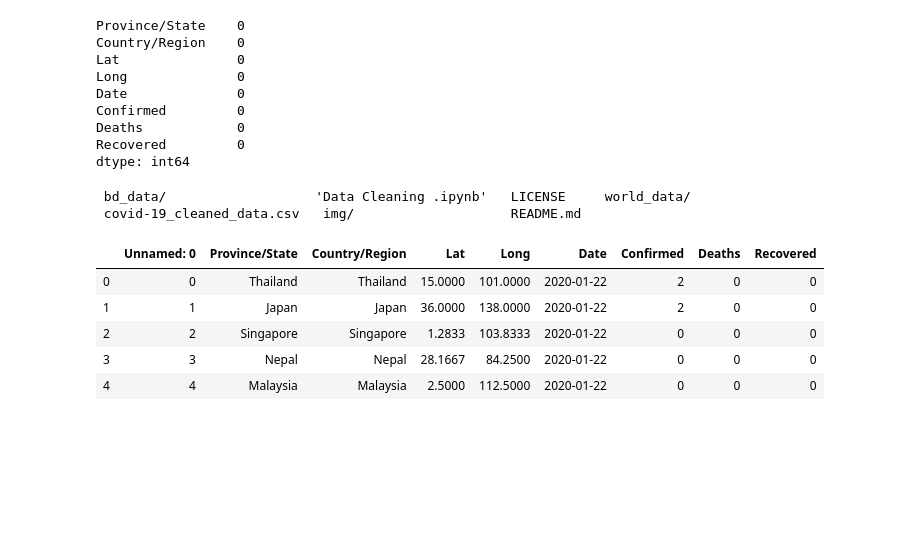
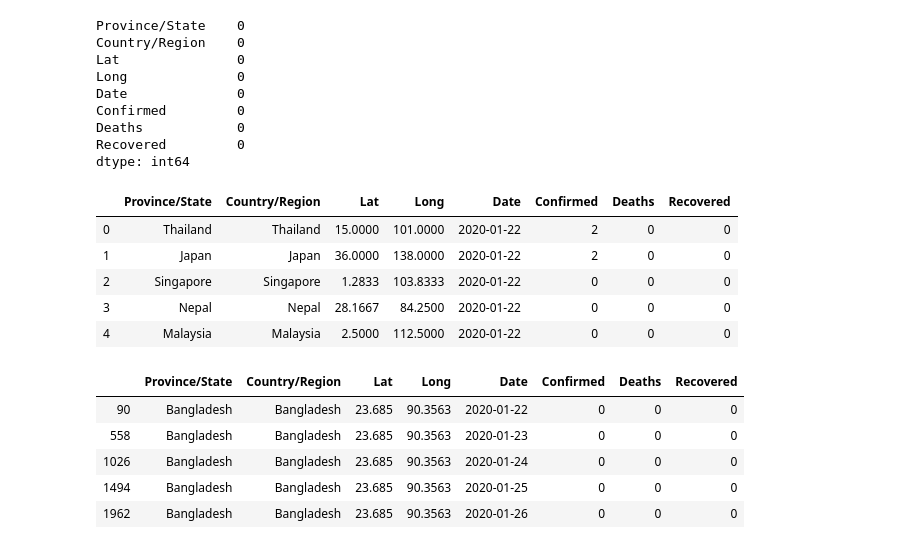
Before and after one commit to chiralbd/COVID-19_Data, a Jupyter notebook: Data Cleaning .ipynb, the cells around one changed output. Drawn from its saved outputs; the diff is of its cells as text; code cells hidden in the pictures; blank space fills up the shorter version.

```diff
--- a/Data Cleaning .ipynb
+++ b/Data Cleaning .ipynb
@@ -198,19 +200,25 @@ dtype: int64
 # Looks good!
 # It's time to export cleaned data
 full_join.to_csv("covid-19_cleaned_data.csv")
-# %%
-ls
-# %% [output]
- bd_data/                   'Data Cleaning .ipynb'   LICENSE     world_data/
- covid-19_cleaned_data.csv   img/                    README.md
 # %%
 # Take a look at our cleaned dataset
-cleaned_data = pd.read_csv("covid-19_cleaned_data.csv", index_col=False)
+cleaned_data = pd.read_csv("world_data/cleaned_data/covid-19_cleaned_data.csv", index_col=False)
 cleaned_data.head()
 # %% [output]
-|  | Unnamed: 0 | Province/State | Country/Region | Lat | Long | Date | Confirmed | Deaths | Recovered |
-| 0 | 0 | Thailand | Thailand | 15.0000 | 101.0000 | 2020-01-22 | 2 | 0 | 0 |
-| 1 | 1 | Japan | Japan | 36.0000 | 138.0000 | 2020-01-22 | 2 | 0 | 0 |
-| 2 | 2 | Singapore | Singapore | 1.2833 | 103.8333 | 2020-01-22 | 0 | 0 | 0 |
-| 3 | 3 | Nepal | Nepal | 28.1667 | 84.2500 | 2020-01-22 | 0 | 0 | 0 |
-| 4 | 4 | Malaysia | Malaysia | 2.5000 | 112.5000 | 2020-01-22 | 0 | 0 | 0 |
+|  | Province/State | Country/Region | Lat | Long | Date | Confirmed | Deaths | Recovered |
+| 0 | Thailand | Thailand | 15.0000 | 101.0000 | 2020-01-22 | 2 | 0 | 0 |
+| 1 | Japan | Japan | 36.0000 | 138.0000 | 2020-01-22 | 2 | 0 | 0 |
+| 2 | Singapore | Singapore | 1.2833 | 103.8333 | 2020-01-22 | 0 | 0 | 0 |
+| 3 | Nepal | Nepal | 28.1667 | 84.2500 | 2020-01-22 | 0 | 0 | 0 |
+| 4 | Malaysia | Malaysia | 2.5000 | 112.5000 | 2020-01-22 | 0 | 0 | 0 |
+# %%
+bd = cleaned_data[cleaned_data['Country/Region']=='Bangladesh']
+# %%
+bd.head()
+# %% [output]
+|  | Province/State | Country/Region | Lat | Long | Date | Confirmed | Deaths | Recovered |
+| 90 | Bangladesh | Bangladesh | 23.685 | 90.3563 | 2020-01-22 | 0 | 0 | 0 |
+| 558 | Bangladesh | Bangladesh | 23.685 | 90.3563 | 2020-01-23 | 0 | 0 | 0 |
+| 1026 | Bangladesh | Bangladesh | 23.685 | 90.3563 | 2020-01-24 | 0 | 0 | 0 |
+| 1494 | Bangladesh | Bangladesh | 23.685 | 90.3563 | 2020-01-25 | 0 | 0 | 0 |
+| 1962 | Bangladesh | Bangladesh | 23.685 | 90.3563 | 2020-01-26 | 0 | 0 | 0 |
```
Also changed, not shown: parts of 13 cells of this notebook, 1 other file.
